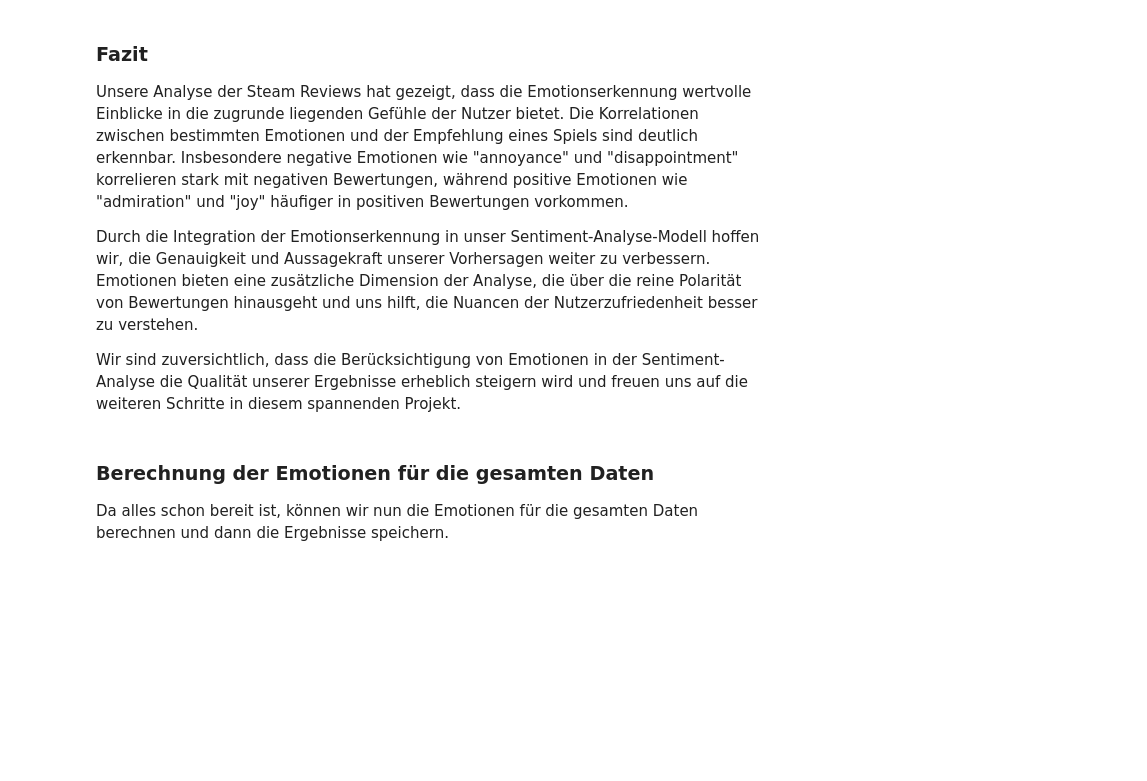
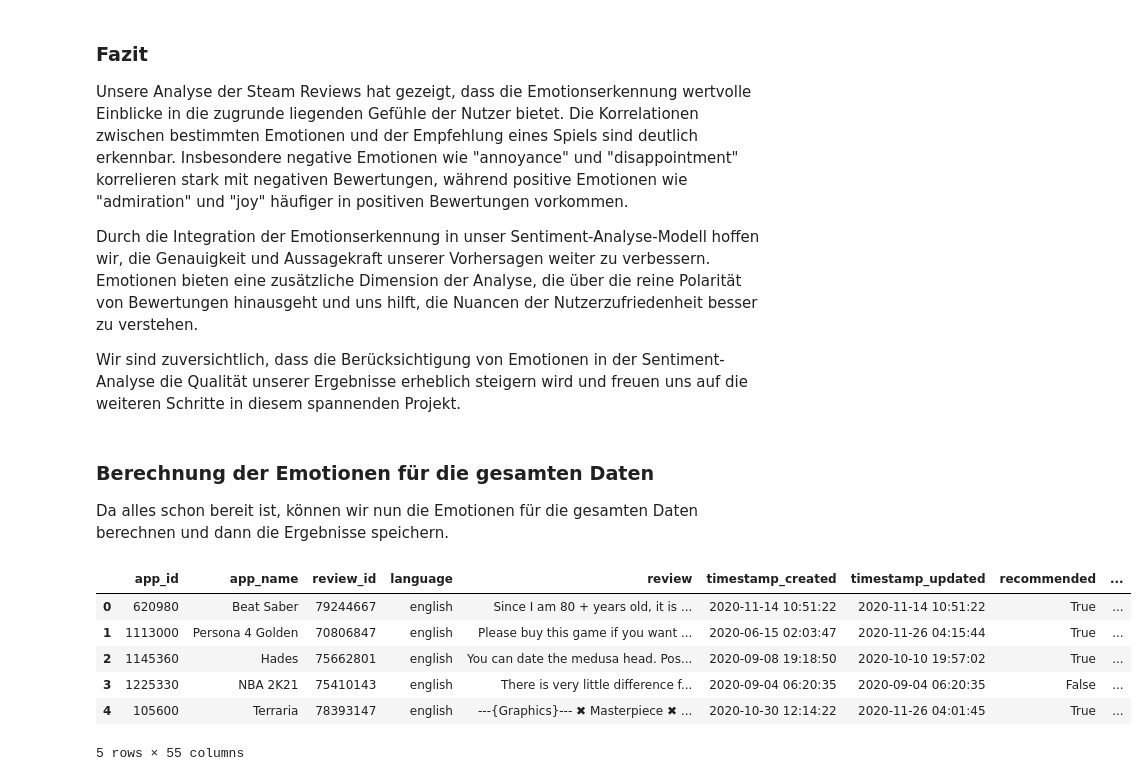
Before and after one commit to mikoyldz/steamrep, a Jupyter notebook: 1_Emotion_Model.ipynb, the cells around one changed output. Cells and saved outputs as stored; diff of their text form; code cells hidden in the pictures; blank space fills up the shorter version.

```diff
--- a/1_Emotion_Model.ipynb
+++ b/1_Emotion_Model.ipynb
@@ -452,8 +452,18 @@ Wir sind zuversichtlich, dass die Berücksichtigung von Emotionen in der Sentime
 
 Da alles schon bereit ist, können wir nun die Emotionen für die gesamten Daten berechnen und dann die Ergebnisse speichern.
 # %%
-df_emotion_results = process_emotion_scores_with_dataloader(df, model, tokenizer, batch_size=8)
+df_emotion_results = process_emotion_scores_with_dataloader(df, model, tokenizer, batch_size = 16)
 df_emotionen_results_analyse = map_emotion_scores_to_dataframe(df_emotion_results) # Emotionen in DataFrame umwandeln
 df_emotionen_final = pd.merge(df,df_emotionen_results_analyse, on='review_id', how='left') #verbinden mit den ursprünglichen Daten
 # %%
 df_emotionen_final.to_parquet("data/processed_data/steam_reviews_with_emotions_full.parquet")
+# %%
+df_emotionen_final.head()
+# %% [output]
+|  | app_id | app_name | review_id | language | review | timestamp_created | timestamp_updated | recommended | ... |
+| 0 | 620980 | Beat Saber | 79244667 | english | Since I am 80 + years old, it is ... | 2020-11-14 10:51:22 | 2020-11-14 10:51:22 | True | ... |
+| 1 | 1113000 | Persona 4 Golden | 70806847 | english | Please buy this game if you want ... | 2020-06-15 02:03:47 | 2020-11-26 04:15:44 | True | ... |
+| 2 | 1145360 | Hades | 75662801 | english | You can date the medusa head. Pos... | 2020-09-08 19:18:50 | 2020-10-10 19:57:02 | True | ... |
+| 3 | 1225330 | NBA 2K21 | 75410143 | english | There is very little difference f... | 2020-09-04 06:20:35 | 2020-09-04 06:20:35 | False | ... |
+| 4 | 105600 | Terraria | 78393147 | english | ---{Graphics}--- ✖ Masterpiece ✖ ... | 2020-10-30 12:14:22 | 2020-11-26 04:01:45 | True | ... |
+5 rows × 55 columns
```
Also changed, not shown: parts of 1 cell of this notebook, 1 other file.
